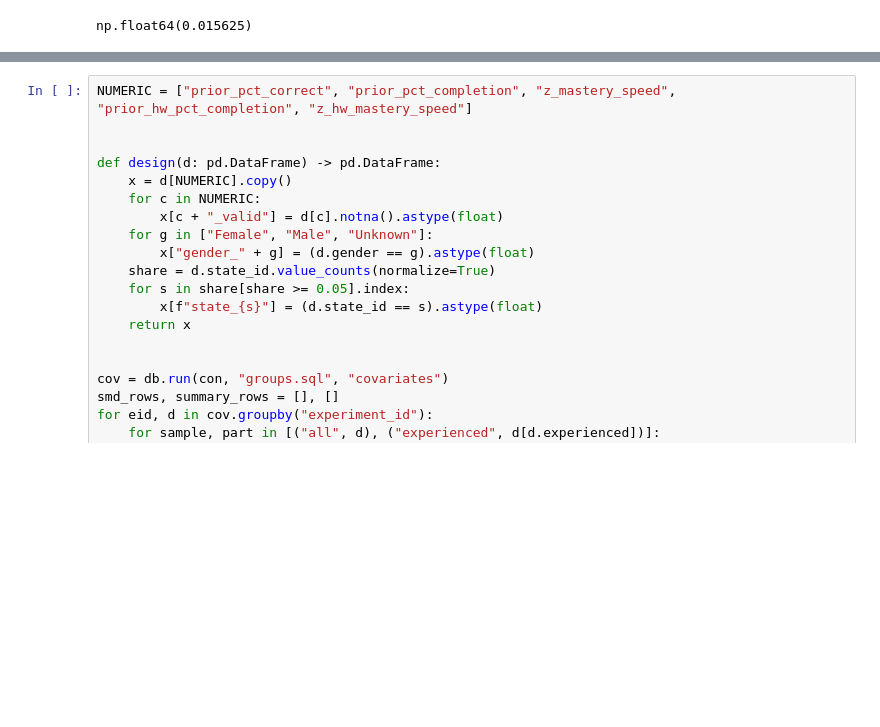
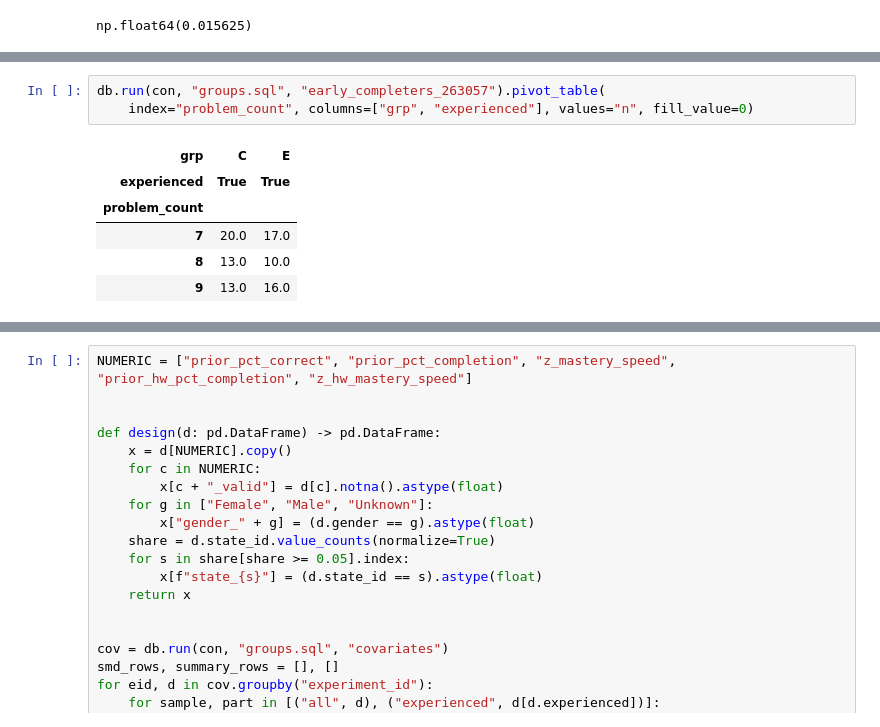
Before and after one commit to artyombelyaev/assistments-ab-tests, a Jupyter notebook: notebooks/02_comparability.ipynb, the cells around one changed output, grey strips where cells are left out. Drawn from its saved outputs; the diff is of its cells as text; blank space fills up the shorter version.

```diff
--- a/notebooks/02_comparability.ipynb
+++ b/notebooks/02_comparability.ipynb
@@ -108,0 +123,10 @@ np.float64(0.015625)
+# %%
+db.run(con, "groups.sql", "early_completers_263057").pivot_table(
+    index="problem_count", columns=["grp", "experienced"], values="n", fill_value=0)
+# %% [output]
+| grp | C | E |
+| experienced | True | True |
+| problem_count |  |  |
+| 7 | 20.0 | 17.0 |
+| 8 | 13.0 | 10.0 |
+| 9 | 13.0 | 16.0 |
```
Also changed, not shown: parts of 11 cells of this notebook, 2 other files.
